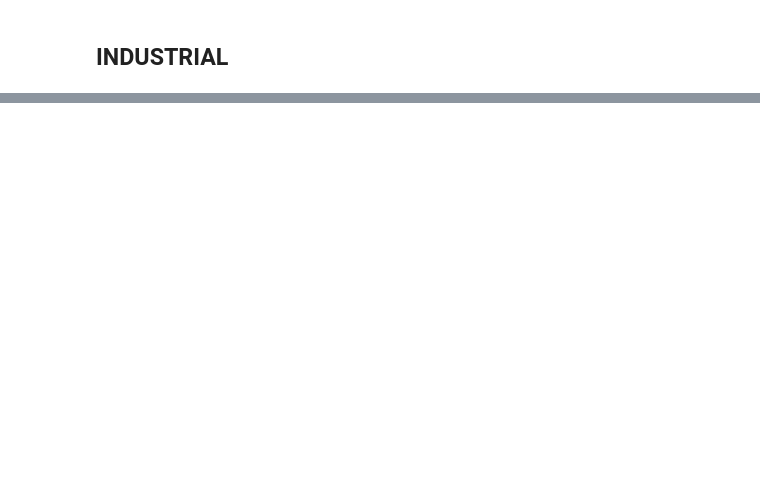
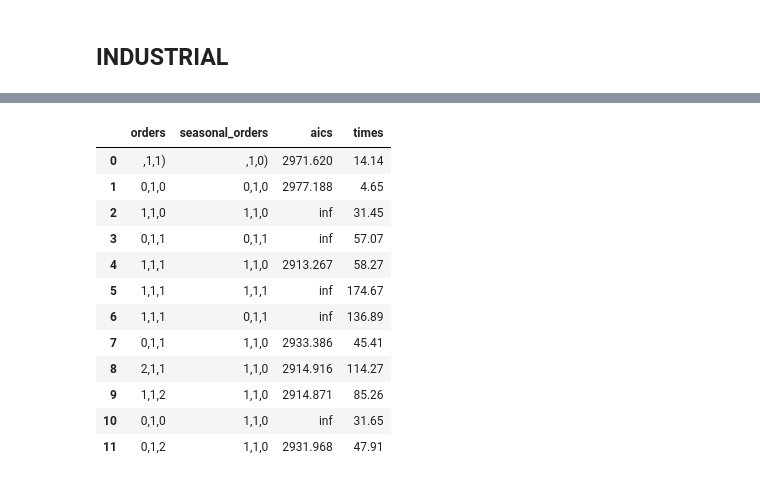
Before and after one commit to Flinverdaasdonk/forecasting, a Jupyter notebook: useful_notebooks/determine_SARIMA_order.ipynb, the cells around one changed output, grey strips where cells are left out. Saved outputs shown, nothing was run; the diff lists cells and outputs as text; code cells hidden in the pictures; blank space fills up the shorter version.

```diff
--- a/useful_notebooks/determine_SARIMA_order.ipynb
+++ b/useful_notebooks/determine_SARIMA_order.ipynb
@@ -187,0 +437,39 @@ Error:
+# %%
+# scrape industrial
+results = industrial_str
+
+# split in lines
+results = results.split("\n")
+
+b = 7
+# get orders
+orders = [res[b:b+5] for res in results]
+
+# get seasonal orders
+seasonal_orders = [res[2*b:2*b+5] for res in results]
+
+# get AIC
+aics = [float(res.split("AIC=")[1].split(",")[0]) for res in results]
+
+# get time
+times = [float(res.split("Time=")[1].split(" sec")[0]) for res in results]
+
+# package
+d = {"orders": orders, "seasonal_orders": seasonal_orders, "aics": aics, "times": times}
+
+ind_df = pd.DataFrame(d)
+ind_df
+# %% [output]
+|  | orders | seasonal_orders | aics | times |
+| 0 | ,1,1) | ,1,0) | 2971.620 | 14.14 |
+| 1 | 0,1,0 | 0,1,0 | 2977.188 | 4.65 |
+| 2 | 1,1,0 | 1,1,0 | inf | 31.45 |
+| 3 | 0,1,1 | 0,1,1 | inf | 57.07 |
+| 4 | 1,1,1 | 1,1,0 | 2913.267 | 58.27 |
+| 5 | 1,1,1 | 1,1,1 | inf | 174.67 |
+| 6 | 1,1,1 | 0,1,1 | inf | 136.89 |
+| 7 | 0,1,1 | 1,1,0 | 2933.386 | 45.41 |
+| 8 | 2,1,1 | 1,1,0 | 2914.916 | 114.27 |
+| 9 | 1,1,2 | 1,1,0 | 2914.871 | 85.26 |
+| 10 | 0,1,0 | 1,1,0 | inf | 31.65 |
+| 11 | 0,1,2 | 1,1,0 | 2931.968 | 47.91 |
```
Also changed, not shown: parts of 11 cells of this notebook, 7 other files.
